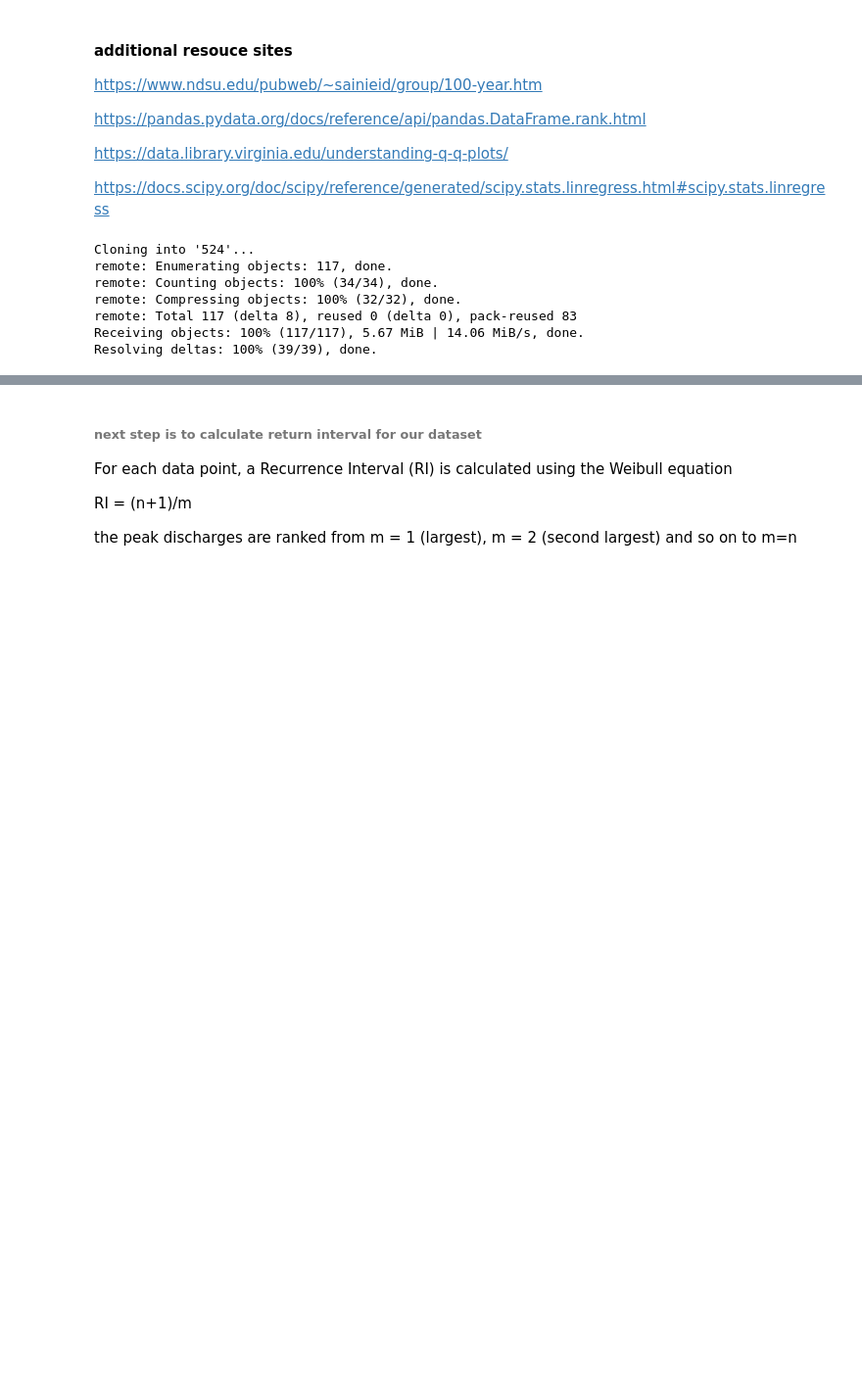
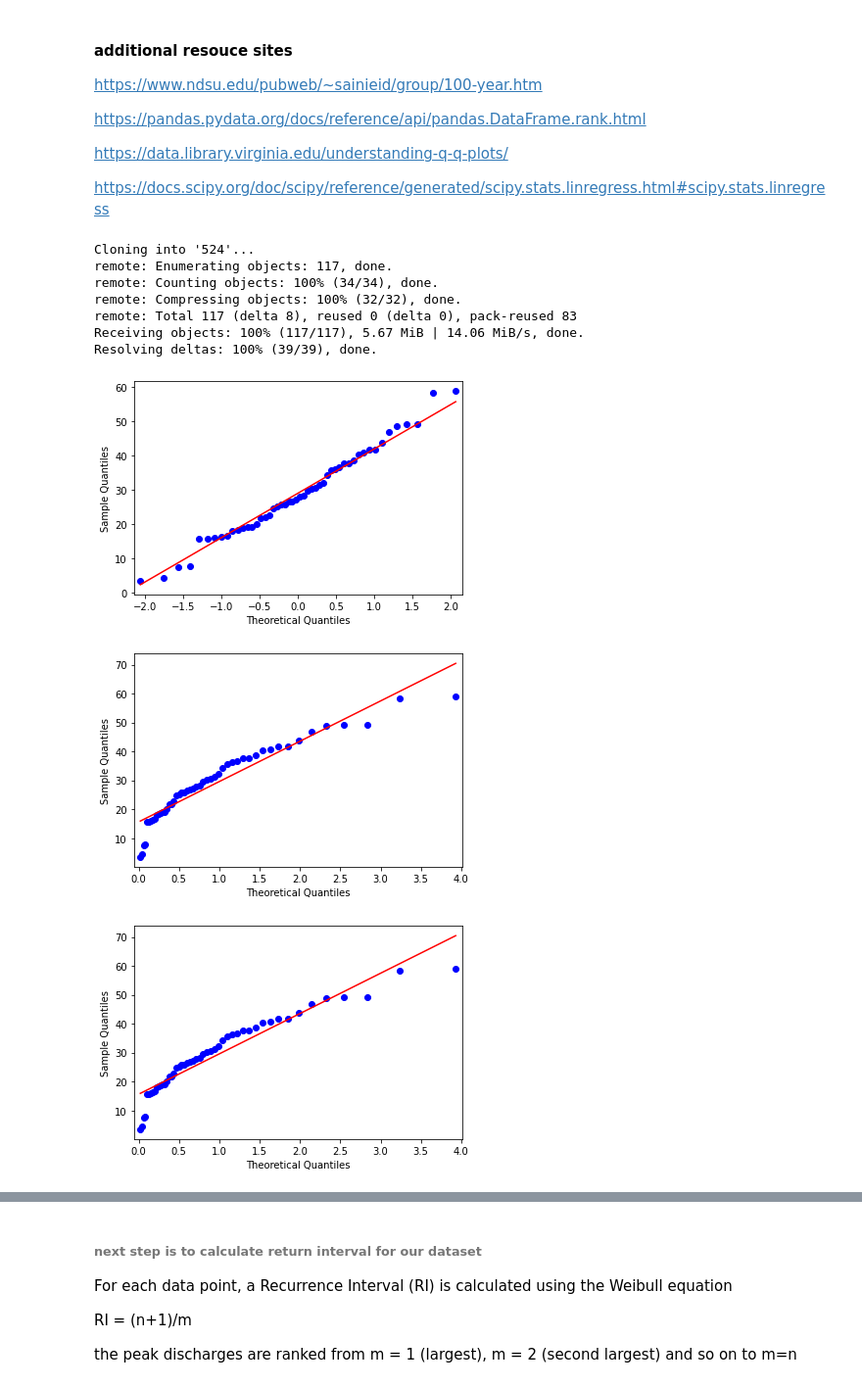
Before and after one commit to atkinsonde/524, a Jupyter notebook: Extremes_work.ipynb, the cells around one changed output, grey strips where cells are left out. Shown at 98% size. Saved outputs shown, nothing was run; the diff lists cells and outputs as text; code cells hidden in the pictures; blank space fills up the shorter version.

```diff
--- a/Extremes_work.ipynb
+++ b/Extremes_work.ipynb
@@ -47,18 +47,22 @@ df1_sub = pd.DataFrame(df1_max)
 # %%
 # generate qq plots for context and data exploration and visualization
 from statsmodels.graphics.gofplots import qqplot
 
-qqplot_data = qqplot(df1_sub.Value, line='s').gca().lines
+qqplot_data = qqplot(df1_sub.Flow, line='s').gca().lines
 
-qqplot_data = qqplot(df1_sub.Value,
+qqplot_data = qqplot(df1_sub.Flow,
                      dist=stats.gamma,
                      distargs=([1]),
                      line='r').gca().lines
 
-qqplot_data = qqplot(df1_sub.Value[df1_sub.Value<3000],
+qqplot_data = qqplot(df1_sub.Flow[df1_sub.Flow<3000],
                      dist=stats.gamma,
                      distargs=([1]),
                      line='r').gca().lines
+# %% [output]
+[figure, added]
+[figure, added]
+[figure, added]
 # %%
 # plotly version of the plot above
 fig = go.Figure([
```
Also changed, not shown: parts of 7 cells of this notebook.
